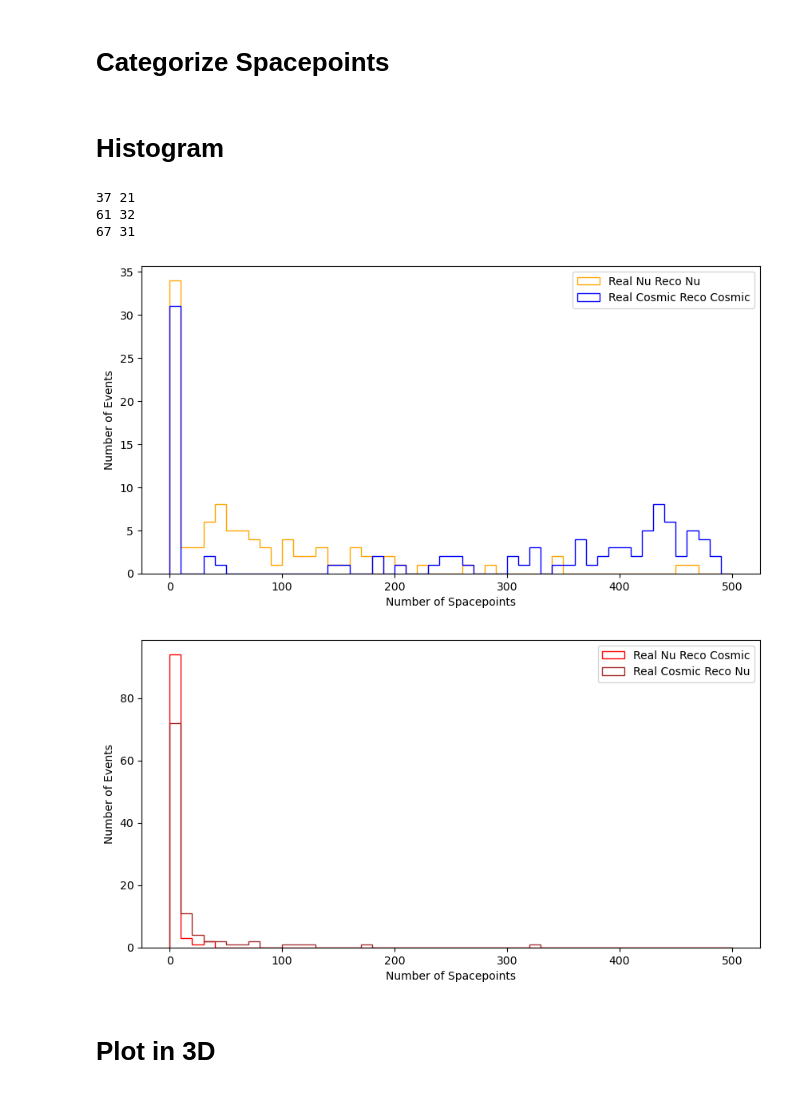
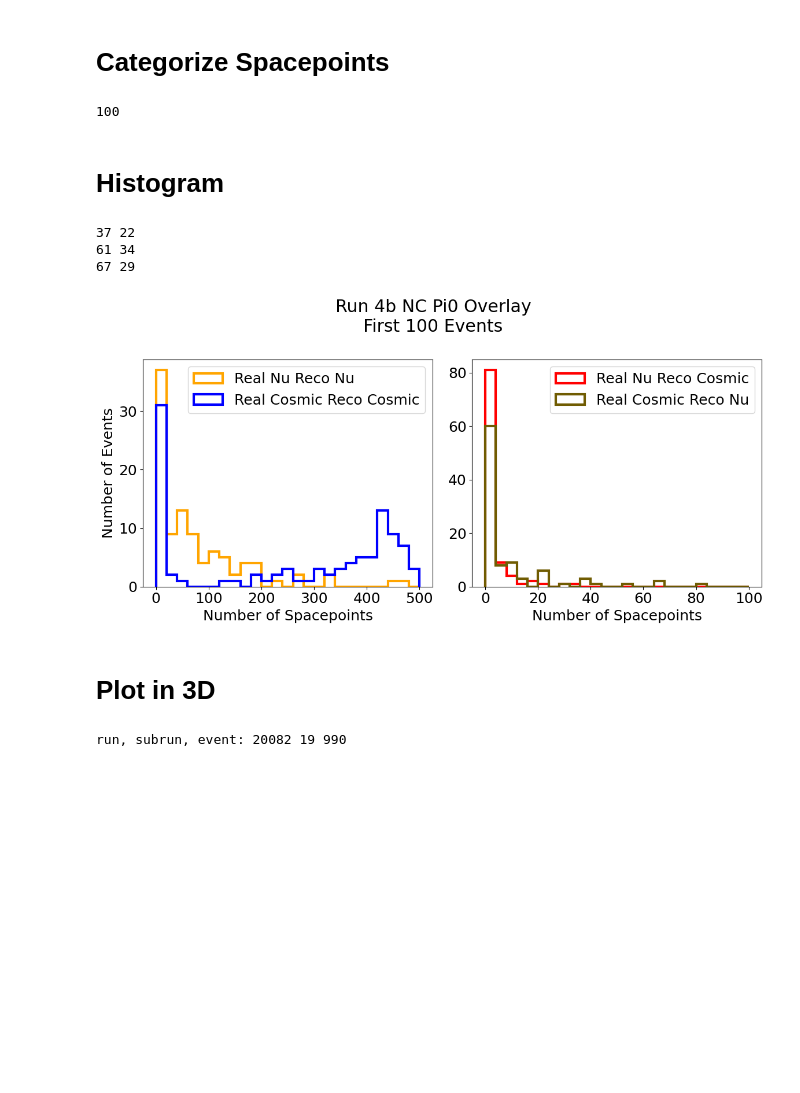
Before and after one commit to leehagaman/spacepoint_ssv, a Jupyter notebook: analyze_full_spacepoints.ipynb, the cells around one changed output. Saved outputs shown, nothing was run; the diff lists cells and outputs as text; code cells hidden in the pictures; blank space fills up the shorter version.

```diff
--- a/analyze_full_spacepoints.ipynb
+++ b/analyze_full_spacepoints.ipynb
@@ -76,7 +76,7 @@ del f
 # Downsample Spacepoints
 # %%
 close_to_reco_nu_vtx_threshold = 200
-recalculate_downsampling = False
+recalculate_downsampling = True
 
 if recalculate_downsampling:
     downsampled_Tcluster_spacepoints = {}
@@ -102,6 +102,10 @@ else:
         downsampled_Tcluster_spacepoints, downsampled_Trec_spacepoints, downsampled_TrueEDep_spacepoints = pickle.load(f)
 # %% [markdown]
 # Categorize Spacepoints
+# %%
+len(downsampled_Tcluster_spacepoints)
+# %% [output]
+100
 # %%
 real_nu_reco_nu_downsampled_spacepoints = []
 real_nu_reco_cosmic_downsampled_spacepoints = []
@@ -147,41 +151,42 @@ for event_i in range(num_events):
 # %%
 num_real_nu_reco_nu_spacepoints = []
 num_real_nu_reco_cosmic_spacepoints = []
 num_real_cosmic_reco_nu_spacepoints = []
 num_real_cosmic_reco_cosmic_spacepoints = []
 
 for event_i in range(num_events):
     num_real_nu_reco_nu_spacepoints.append(len(real_nu_reco_nu_downsampled_spacepoints[event_i]))
     num_real_nu_reco_cosmic_spacepoints.append(len(real_nu_reco_cosmic_downsampled_spacepoints[event_i]))
     num_real_cosmic_reco_nu_spacepoints.append(len(real_cosmic_reco_nu_downsampled_spacepoints[event_i]))
     num_real_cosmic_reco_cosmic_spacepoints.append(len(real_cosmic_reco_cosmic_downsampled_spacepoints[event_i]))
 
     if len(real_nu_reco_cosmic_downsampled_spacepoints[event_i]) > 20:
         print(event_i, len(real_nu_reco_cosmic_downsampled_spacepoints[event_i]))
 
-bins = np.linspace(0, 500, 51)
+bins_correct = np.linspace(0, 500, 26)
+bins_incorrect = np.linspace(0, 100, 26)
+lw = 3
 
-plt.figure(figsize=(10, 5))
-plt.hist(num_real_nu_reco_nu_spacepoints, bins=bins, histtype='step', color='orange', label='Real Nu Reco Nu')
-plt.hist(num_real_cosmic_reco_cosmic_spacepoints, bins=bins, histtype='step', color='blue', label='Real Cosmic Reco Cosmic')
-plt.legend()
-plt.xlabel('Number of Spacepoints')
-plt.ylabel('Number of Events')
+plt.rcParams.update({'font.size': 18})
+
+fig, axs = plt.subplots(1, 2, figsize=(12, 6))
+axs[0].hist(num_real_nu_reco_nu_spacepoints, bins=bins_correct, histtype='step', lw=lw, color='orange', label='Real Nu Reco Nu')
+axs[0].hist(num_real_cosmic_reco_cosmic_spacepoints, bins=bins_correct, histtype='step', lw=lw, color='blue', label='Real Cosmic Reco Cosmic')
+axs[0].legend()
+axs[0].set_xlabel('Number of Spacepoints')
+axs[0].set_ylabel('Number of Events')
+axs[1].hist(num_real_nu_reco_cosmic_spacepoints, bins=bins_incorrect, histtype='step', lw=lw, color='red', label='Real Nu Reco Cosmic')
+axs[1].hist(num_real_cosmic_reco_nu_spacepoints, bins=bins_incorrect, histtype='step', lw=lw, color='#705c02', label='Real Cosmic Reco Nu')
+axs[1].legend()
+axs[1].set_xlabel('Number of Spacepoints')
+plt.suptitle("Run 4b NC Pi0 Overlay\nFirst 100 Events")
+plt.tight_layout()
 plt.show()
-
-plt.figure(figsize=(10, 5))
-plt.hist(num_real_nu_reco_cosmic_spacepoints, bins=bins, histtype='step', color='red', label='Real Nu Reco Cosmic')
-plt.hist(num_real_cosmic_reco_nu_spacepoints, bins=bins, histtype='step', color='brown', label='Real Cosmic Reco Nu')
-plt.legend()
-plt.xlabel('Number of Spacepoints')
-plt.ylabel('Number of Events')
-plt.show()
 # %% [output]
-37 21
-61 32
-67 31
+37 22
+61 34
+67 29
-[figure, old version]
+[figure, new version]
-[figure, removed]
 # %% [markdown]
 # Plot in 3D
 # %%
@@ -192,6 +197,9 @@ index = 61
 run = rse["run"][index]
 subrun = rse["subrun"][index]
 event = rse["event"][index]
+
+print("run, subrun, event:", run, subrun, event)
+
 
 fig = make_subplots(rows=1, cols=1, specs=[[{'type': 'scene'}]])
 
@@ -403,3 +411,5 @@ fig.update_layout(
 )
 
 fig.show(renderer="browser")
+# %% [output]
+run, subrun, event: 20082 19 990
```
Also changed, not shown: 3 other files.
